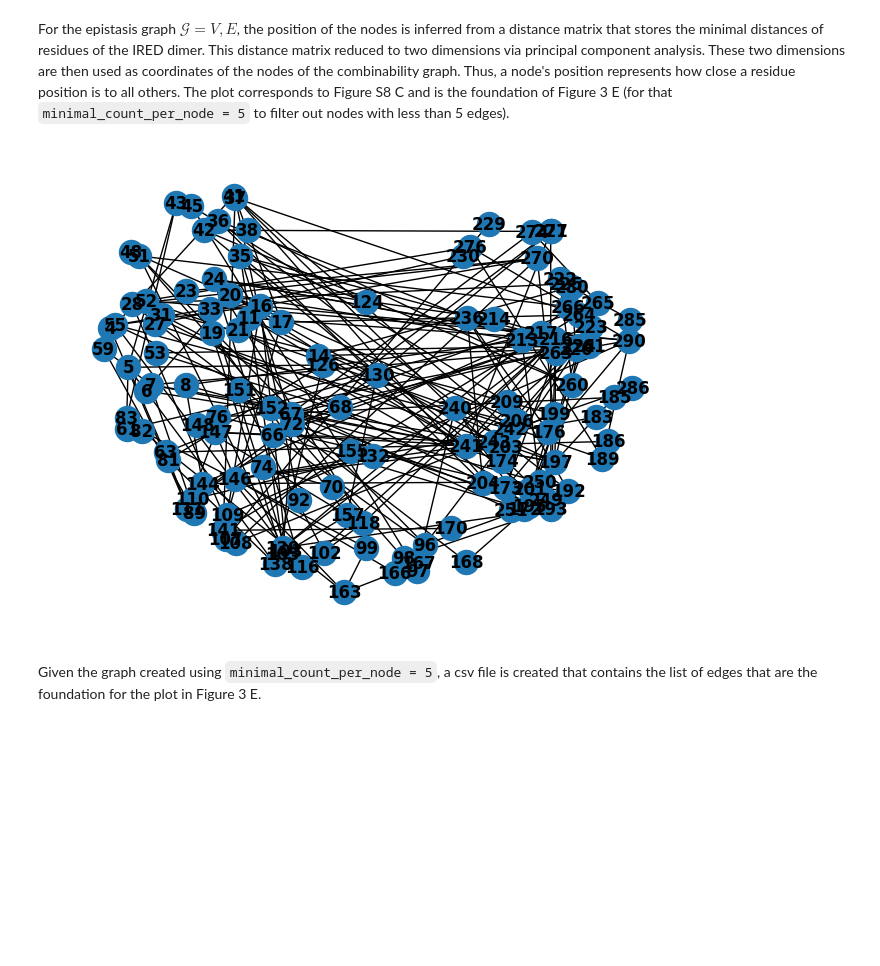
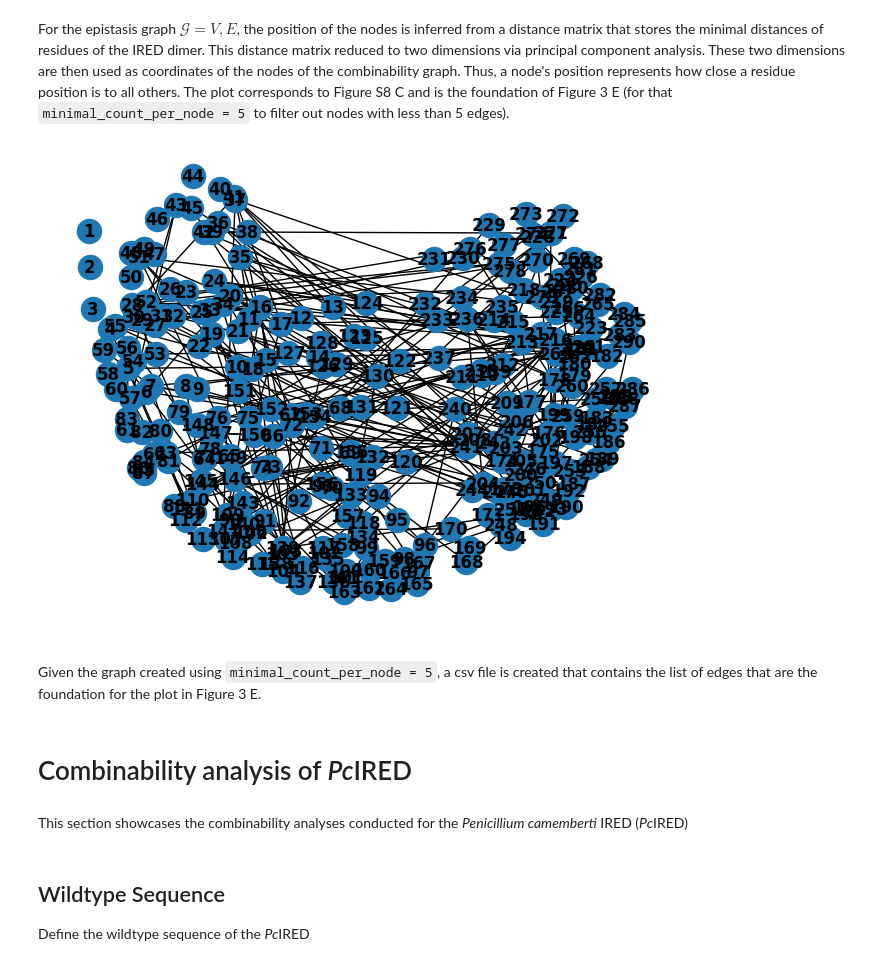
Before and after one commit to Hollfelder-Lab/lrDMS-IRED, a Jupyter notebook: epistasis_combinability/Epistasis_analysis.ipynb, the cells around one changed output. Saved outputs shown, nothing was run; the diff lists cells and outputs as text; code cells hidden in the pictures; blank space fills up the shorter version.

```diff
--- a/epistasis_combinability/Epistasis_analysis.ipynb
+++ b/epistasis_combinability/Epistasis_analysis.ipynb
@@ -136,3 +101,22 @@ comb_pos_mut_pos_list, comb_pos_mut_aa_list = comb_pos_mut(
+# %%
+# Multiples of standard deviation for observed and expected fitness
+k_obs = 1
+k_exp = -1
+fitness_threshold = 0.0
+
+# List of all positive / combinable mutations
+comb_pos_mut_pos_list, comb_pos_mut_aa_list = comb_pos_mut(
+    full_mut_epistatic_score_list,
+    full_mut_W_observed_list,
+    full_mut_W_expected_list,
+    full_mut_W_observed_std_list,
+    full_mut_sequence_list,
+    reference,
+    k_obs,
+    k_exp,
+    mean_fitness = fitness_threshold,
+    pos_epistasis = True
+)
 # %% [markdown]
 This list of is then used to construct a combinability graph $\mathcal{G}=(V,E)$ where the set of nodes $V$ are residue positions and the set of edges $E$ display the combinability of two residue positions.
 # %%
@@ -140,8 +124,8 @@ This list of is then used to construct a combinability graph $\mathcal{G}=(V,E)$
 pos_comb_mut_edges = []
 pos_comb_mut_aa = []
 for higher_ord_mut in range(0, len(comb_pos_mut_pos_list)):
-    higher_order_mut_list = list(map(list, itertools.combinations(comb_pos_mut_pos_list[higher_ord_mut], 2)))
-    higher_order_mut_aa_list = list(map(list, itertools.combinations(comb_pos_mut_aa_list[higher_ord_mut], 2)))
+    higher_order_mut_list = (list(map(list, itertools.combinations(comb_pos_mut_pos_list[higher_ord_mut], 2))))
+    higher_order_mut_aa_list = (list(map(list, itertools.combinations(comb_pos_mut_aa_list[higher_ord_mut], 2))))
     if len(higher_order_mut_list) == 2:
         pos_comb_mut_edges.append(higher_order_mut_list)
         pos_comb_mut_aa.append(higher_order_mut_aa_list)
@@ -203,8 +184,10 @@ Given the user defined multiples $k_{obs}$ of the standard deviation of observed
 # Multiples of standard deviation for observed and expected fitness
 k_obs = 1
 k_exp = 1
+fitness_threshold = 0.0
 
 # List of all positive / combinable mutations
+
 comb_pos_mut_pos_list, comb_pos_mut_aa_list = comb_pos_mut(
     full_mut_epistatic_score_list,
     full_mut_W_observed_list,
@@ -214,6 +197,8 @@ comb_pos_mut_pos_list, comb_pos_mut_aa_list = comb_pos_mut(
     reference,
     k_obs,
     k_exp,
+    mean_fitness = fitness_threshold,
+    pos_epistasis = True
 )
 # %% [markdown]
 This list of is then used to construct an epistasis graph $\mathcal{G}=(V,E)$ where the set of nodes $V$ are residue positions and the set of edges $E$ display the positive epistatic interaction of two residue positions.
@@ -222,8 +207,8 @@ This list of is then used to construct an epistasis graph $\mathcal{G}=(V,E)$ wh
 pos_comb_mut_edges = []
 pos_comb_mut_aa = []
 for higher_ord_mut in range(0, len(comb_pos_mut_pos_list)):
-    higher_order_mut_list = list(map(list, itertools.combinations(comb_pos_mut_pos_list[higher_ord_mut], 2)))
-    higher_order_mut_aa_list = list(map(list, itertools.combinations(comb_pos_mut_aa_list[higher_ord_mut], 2)))
+    higher_order_mut_list = (list(map(list, itertools.combinations(comb_pos_mut_pos_list[higher_ord_mut], 2))))
+    higher_order_mut_aa_list = (list(map(list, itertools.combinations(comb_pos_mut_aa_list[higher_ord_mut], 2))))
     if len(higher_order_mut_list) == 2:
         pos_comb_mut_edges.append(higher_order_mut_list)
         pos_comb_mut_aa.append(higher_order_mut_aa_list)
@@ -249,22 +237,27 @@ pos_per_aa_dict = plot_node_degree_aa_distribution(pos_comb_higher_mut_pos_aa)
 For the epistasis graph $\mathcal{G}={V, E}$, the position of the nodes is inferred from a distance matrix that stores the minimal distances of residues of the IRED dimer. This distance matrix reduced to two dimensions via principal component analysis. These two dimensions are then used as coordinates of the nodes of the combinability graph. Thus, a node's position represents how close a residue position is to all others. The plot corresponds to Figure S8 C and is the foundation of Figure 3 E (for that `minimal_count_per_node = 5` to filter out nodes with less than 5 edges).
 # %%
 # Load distance matrix
-dist_matrix = np.load("min_dimer_distances.npy")
+dist_matrix = np.load("srIRED_min_ca_dimer_distances.npy")
 
 # Minimal number of counts for an amino acid position to be included in the graph
 minimal_count_per_node = 0
 
 # Combinability graph for all mutants 2 - 5
 structural_epistasis_graph = construct_structural_epistasis_graph(
-    pos_comb_mut_edges, minimal_count_per_node, dist_matrix, zero_edge_nodes=False
+    pos_comb_mut_edges,
+    minimal_count_per_node,
+    dist_matrix,
+    len(reference),
+    zero_edge_nodes=True,
+    stop_codon=True
 )
-pos = nx.get_node_attributes(structural_epistasis_graph, "pos")
+pos = nx.get_node_attributes(structural_epistasis_graph, 'pos')
 
 plt.figure()
-nx.draw(structural_epistasis_graph, pos, with_labels=True, font_weight="bold")
+nx.draw(structural_epistasis_graph, pos, with_labels=True, font_weight='bold')
 plt.show()
 # %% [output]
-[figure, old version]
+[figure, new version]
 # %% [markdown]
 Given the graph created using `minimal_count_per_node = 5`, a csv file is created that contains the list of edges that are the foundation for the plot in Figure 3 E.
 # %%
@@ -279,0 +273,8 @@ df.to_csv("graph_edges_list_1_1.csv")
+# %% [markdown]
+# Combinability analysis of *Pc*IRED
+# %% [markdown]
+This section showcases the combinability analyses conducted for the *Penicillium camemberti* IRED (*Pc*IRED)
+# %% [markdown]
+## Wildtype Sequence
+
+Define the wildtype sequence of the *Pc*IRED
```
Also changed, not shown: parts of 36 cells of this notebook, 3 other files.
